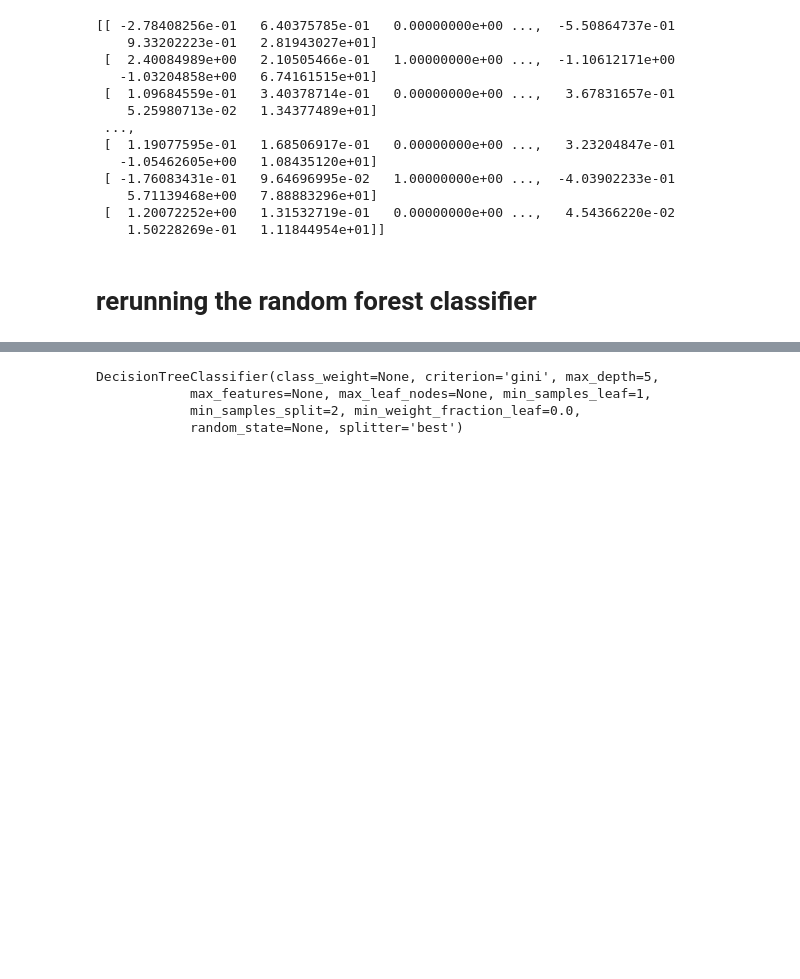
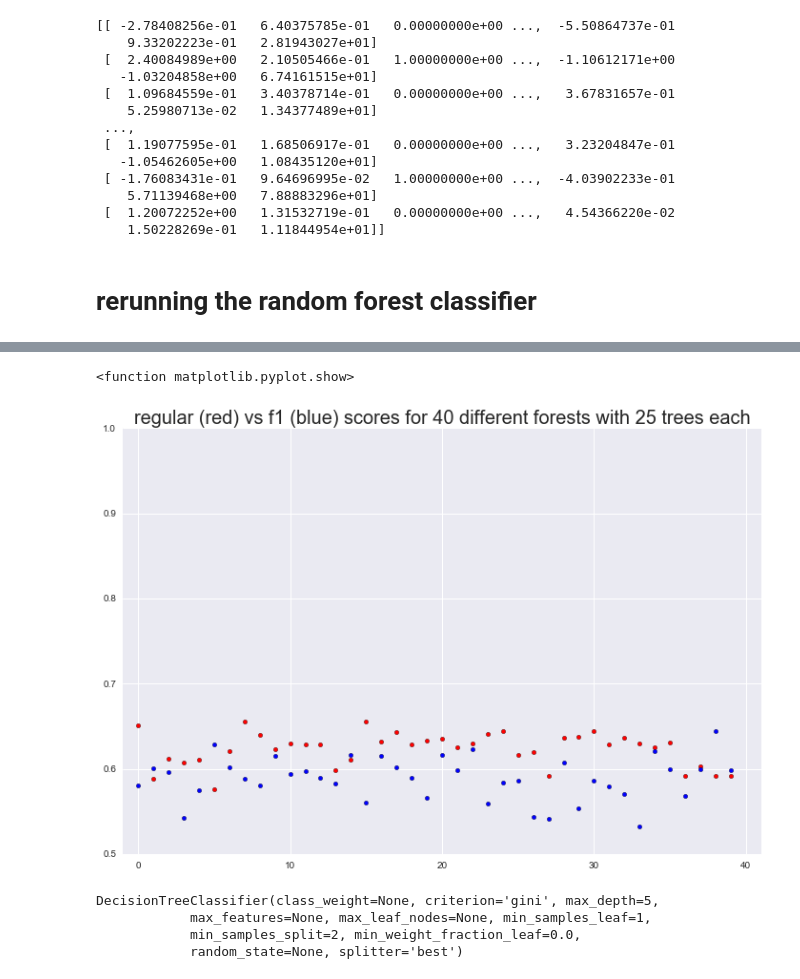
Before and after one commit to Nschanche/Filament_tracking, a Jupyter notebook: Filament_statistics.ipynb, the cells around one changed output, grey strips where cells are left out. Drawn from its saved outputs; the diff is of its cells as text; code cells hidden in the pictures; blank space fills up the shorter version.

Commit message:
added F1 v accuracy plot -NS

```diff
--- a/Filament_statistics.ipynb
+++ b/Filament_statistics.ipynb
@@ -861,3 +861,35 @@ plot_feature_importance(clf, name_list,'unlimited')
+# %%
+#I am going to try to make the plot Kathy talked about in this cell. So a comparison between F1 and regular
+#This is using 40 trees each with 25 trees.
+#Use only good_eruptions (ie without xcen and other lame parameters)
+scores_reg = []
+scores_f1 = []
+n_trees = [25]*40
+for i in n_trees:
+    forest_2 = sklearn.ensemble.RandomForestClassifier(n_estimators = i, max_depth=5)
+    #Same thing, but using a different type of scoring (f1)
+    #The F1 score is defined as the harmonic mean of recall and precision
+    #So this tries to balance how well it does at picking out all of the erupting filaments and how many erupting filaments it is correct about
+    val_score_r = cross_val_score(forest_2, X=X_2, y=Y, cv=StratifiedKFold(Y,10, shuffle=True))
+    val_score_f1 = cross_val_score(forest_2, X=X_2, y=Y, cv=StratifiedKFold(Y,10, shuffle=True), scoring='f1')
+    scores_reg.append(val_score_r)
+    scores_f1.append(val_score_f1)
+# %%
+avg_default_score = map(lambda x: np.mean(x), scores_reg)
+avg_f1_score = map(lambda x: np.mean(x), scores_f1)
+plt.figure(figsize=(12,8))
+plt.title('regular (red) vs f1 (blue) scores for 40 different forests with 25 trees each',fontsize=20)
+plt.xlim(-1,41)
+plt.ylim(0.5, 1.0)
+plt.scatter(range(len(avg_default_score)), avg_default_score, c='r')
+plt.scatter(range(len(avg_f1_score)), avg_f1_score)
+plt.show
+#sns.boxplot(scores_2)
+#plt.axhline(y=1-avg)
+#plt.savefig('/Users/nschanch/Desktop/REU_2015/ipython_figures/f1_scoring_25_trees.png')
+# %% [output]
+<function matplotlib.pyplot.show>
+[figure, added]
 # %%
 #OK, now I want to try to visualize a single decision tree and break down the splits that are made
 from sklearn.tree import DecisionTreeClassifier, export_graphviz
```
Also changed, not shown: parts of 14 cells of this notebook.
